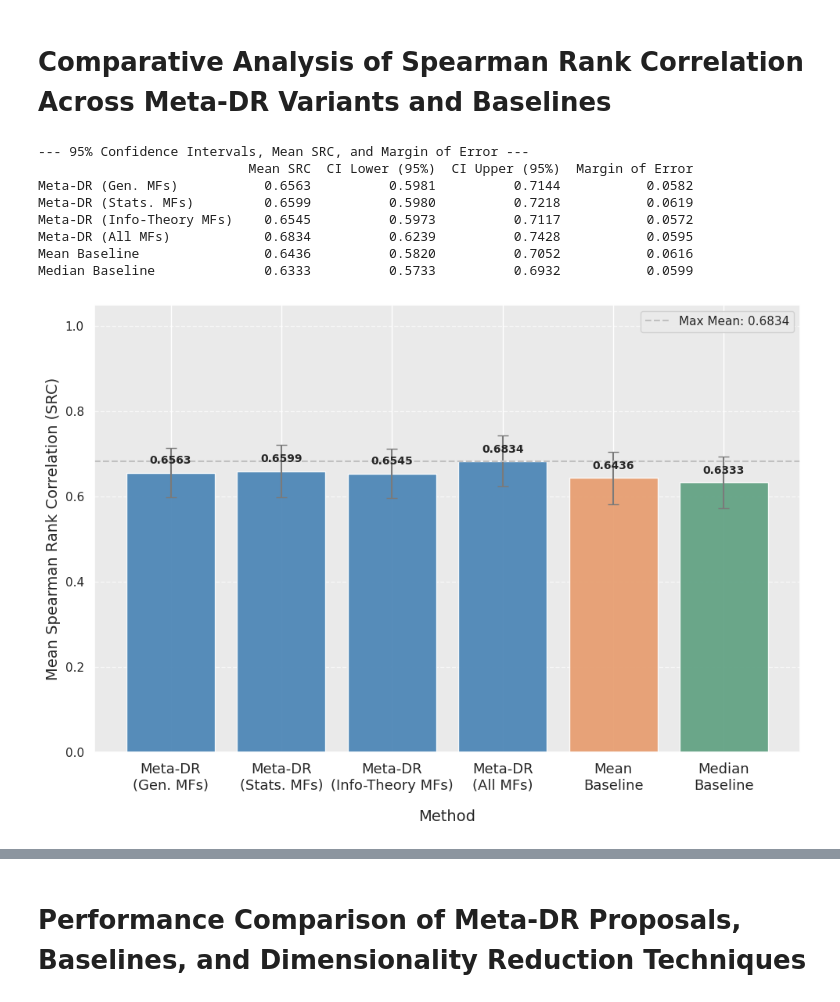
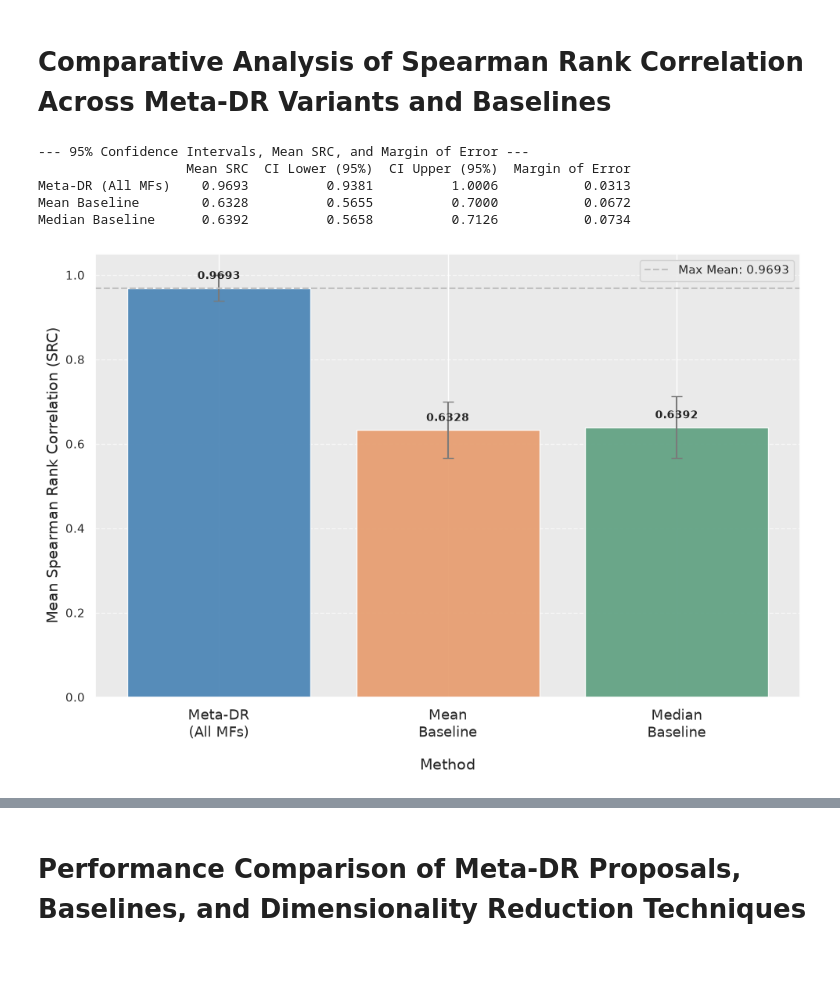
Before and after one commit to silvadaniell/meta-dr, a Jupyter notebook: Meta_DR.ipynb, the cells around one changed output, grey strips where cells are left out. Saved outputs shown, nothing was run; the diff lists cells and outputs as text; code cells hidden in the pictures; blank space fills up the shorter version.

```diff
--- a/Meta_DR.ipynb
+++ b/Meta_DR.ipynb
@@ -2007,0 +1812,20 @@ df_ranking_algorithms.head(10)
+# %%
+df_DR_technique_result = pd.read_csv('data/dimensionality_reduction/merged/mergedatsetwithreduction.csv')
+
+# Guarda os nomes ANTES de dropar
+dataset_names = df_DR_technique_result["Name"].copy()
+
+# Dropa só para o ranking
+df_DR_technique_result_sem_name = df_DR_technique_result.drop(columns=['Name'])
+
+# Ranking
+df_ranking_algorithms = df_DR_technique_result_sem_name.rank(
+    axis=1,
+    method='average',
+    ascending=False
+)
+
+# Recoloca o Name no ranking para poder fazer merge seguro depois
+df_ranking_algorithms.insert(0, "Name", dataset_names)
+
+df_ranking_algorithms.head(10)
@@ -3198,40 +2423,16 @@ import numpy as np
 from scipy import stats
 
 # Build DataFrames for each Meta-DR variant
-df_general = pd.concat(
+df_aux = pd.concat(
     [
-        pd.DataFrame(spearman_values_general, columns=["General Proposal"]),
-        pd.DataFrame(baseline_results_general)
-    ],
-    axis=1
-)
-
-df_statistical = pd.concat(
-    [
-        pd.DataFrame(spearman_values_statistical, columns=["Statistical Proposal"]),
-        pd.DataFrame(baseline_results_statistical)
-    ],
-    axis=1
-)
-
-df_info_theory = pd.concat(
-    [
-        pd.DataFrame(spearman_values_info_theory, columns=["Info-Theory Proposal"]),
-        pd.DataFrame(baseline_results_info_theory)
-    ],
-    axis=1
-)
-
-df_all_metafeatures = pd.concat(
-    [
-        pd.DataFrame(spearman_values_all_metafeatures, columns=["Unified Proposal"]),
-        pd.DataFrame(baseline_results_all_metafeatures)
+        pd.DataFrame(spearman_values, columns=["Unified Proposal"]),
+        pd.DataFrame(baseline_results)
     ],
     axis=1
 )
 
 # Rename baseline columns for consistency
-for df in [df_general, df_statistical, df_info_theory, df_all_metafeatures]:
+for df in [df_aux]:
     df.rename(
         columns={
             "spearman_mean": "Mean Baseline",
@@ -3242,12 +2443,9 @@ for df in [df_general, df_statistical, df_info_theory, df_all_metafeatures]:
 
 # Combine all methods into a single DataFrame
 df_combined = pd.DataFrame({
-    "Meta-DR (Gen. MFs)": df_general["General Proposal"],
-    "Meta-DR (Stats. MFs)": df_statistical["Statistical Proposal"],
-    "Meta-DR (Info-Theory MFs)": df_info_theory["Info-Theory Proposal"],
-    "Meta-DR (All MFs)": df_all_metafeatures["Unified Proposal"],
-    "Mean Baseline": df_general["Mean Baseline"],
-    "Median Baseline": df_general["Median Baseline"]
+    "Meta-DR (All MFs)": df_aux["Unified Proposal"],
+    "Mean Baseline": df_aux["Mean Baseline"],
+    "Median Baseline": df_aux["Median Baseline"]
 })
 
 # Compute 95% confidence intervals
@@ -3284,9 +2482,6 @@ sns.set(rc={"axes.facecolor": "#EAEAEA"})
 plt.figure(figsize=(10, 7))
 
 custom_colors = [
-    "steelblue",  # Meta-DR (Gen. MFs)
-    "steelblue",  # Meta-DR (Stats. MFs)
-    "steelblue",  # Meta-DR (Info-Theory MFs)
     "steelblue",  # Meta-DR (All MFs)
     "#E79B6C",    # Mean Baseline
     "#5C9F7F"     # Median Baseline
@@ -3313,9 +2508,6 @@ plt.axhline(
 )
 
 new_labels = [
-    "Meta-DR\n(Gen. MFs)",
-    "Meta-DR\n(Stats. MFs)",
-    "Meta-DR\n(Info-Theory MFs)",
     "Meta-DR\n(All MFs)",
     "Mean\nBaseline",
     "Median\nBaseline"
@@ -3325,38 +2517,35 @@ plt.ylabel("Mean Spearman Rank Correlation (SRC)", fontsize=14)
 plt.xlabel("Method", fontsize=14, labelpad=15, x=0.5)
 plt.xticks(ticks=range(len(new_labels)), labels=new_labels, rotation=0, fontsize=13)
 plt.ylim(0, 1.05)
 
 # Add values above bars
 for bar in bars:
     height = bar.get_height()
     plt.text(
         bar.get_x() + bar.get_width() / 2,
         height + 0.015,
         f"{height:.4f}",
         ha="center",
         va="bottom",
         fontsize=10,
         fontweight="bold"
     )
 
 plt.legend(loc="upper right")
 plt.grid(axis="y", linestyle="--", alpha=0.7)
 plt.tight_layout()
 
 plt.savefig(
     "src_distributionbarIC.pdf",
     format="pdf",
     bbox_inches="tight"
 )
 
 plt.show()
 # %% [output]
 --- 95% Confidence Intervals, Mean SRC, and Margin of Error ---
-                           Mean SRC  CI Lower (95%)  CI Upper (95%)  Margin of Error
-Meta-DR (Gen. MFs)           0.6563          0.5981          0.7144           0.0582
-Meta-DR (Stats. MFs)         0.6599          0.5980          0.7218           0.0619
-Meta-DR (Info-Theory MFs)    0.6545          0.5973          0.7117           0.0572
-Meta-DR (All MFs)            0.6834          0.6239          0.7428           0.0595
-Mean Baseline                0.6436          0.5820          0.7052           0.0616
-Median Baseline              0.6333          0.5733          0.6932           0.0599
+                   Mean SRC  CI Lower (95%)  CI Upper (95%)  Margin of Error
+Meta-DR (All MFs)    0.9693          0.9381          1.0006           0.0313
+Mean Baseline        0.6328          0.5655          0.7000           0.0672
+Median Baseline      0.6392          0.5658          0.7126           0.0734
-[figure, old version]
+[figure, new version]
```
Also changed, not shown: parts of 71 cells of this notebook, 7 other files.
